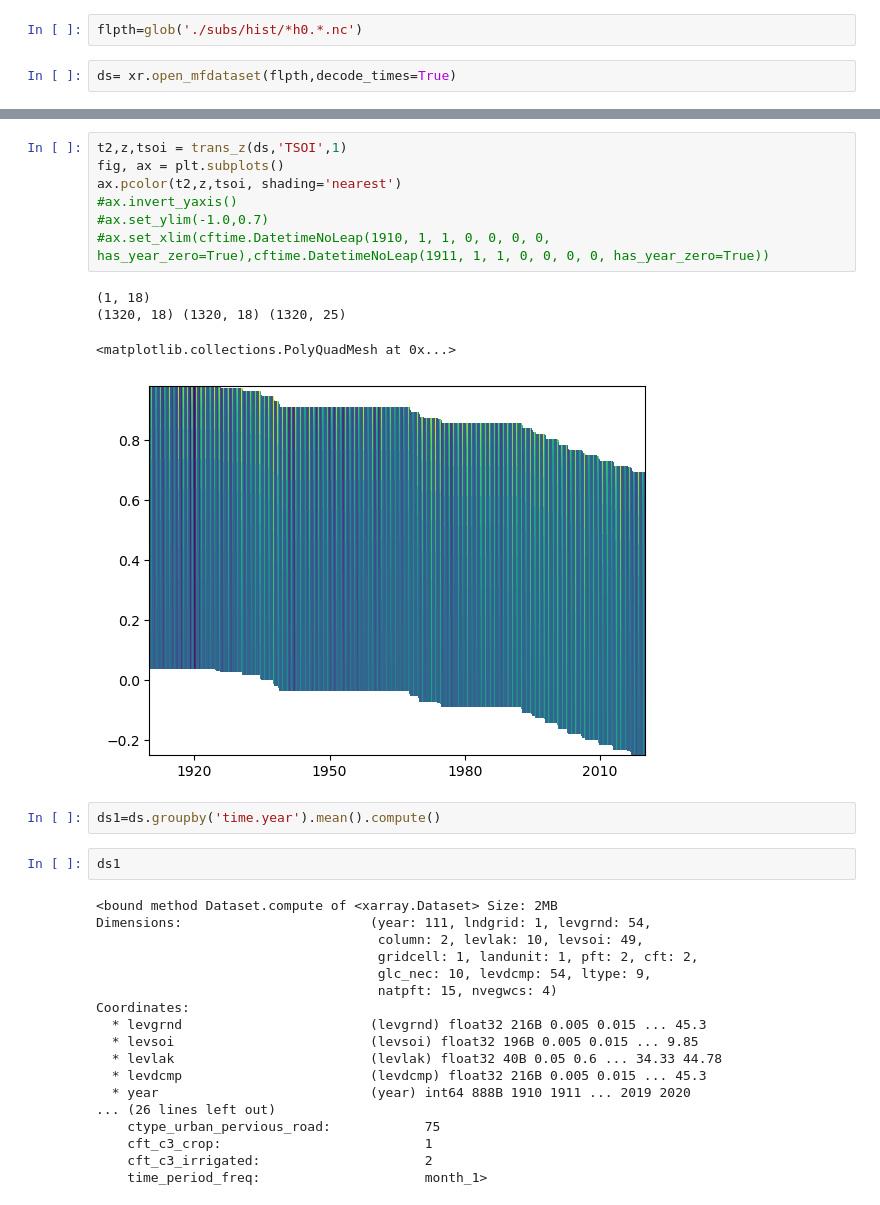
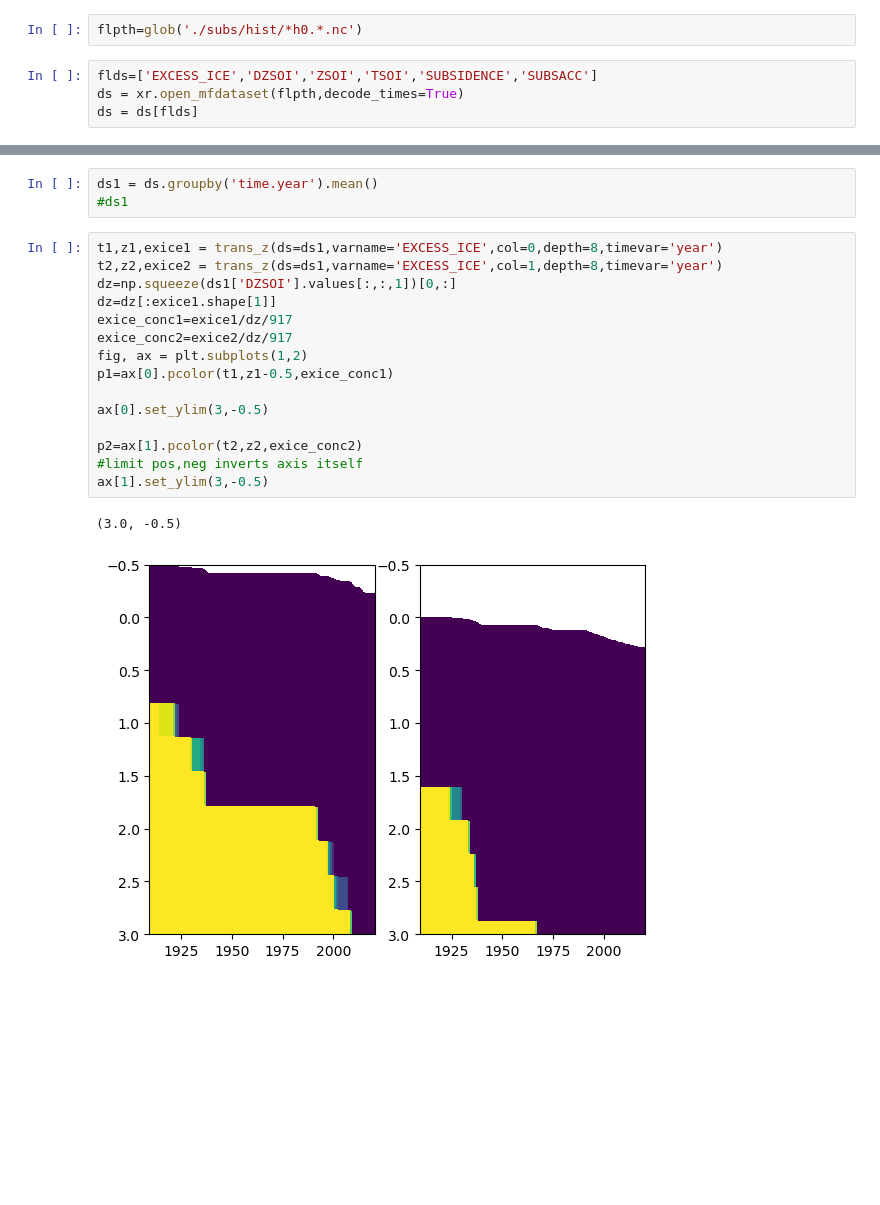
Before and after one commit to estherbe3/Scripts, a Jupyter notebook: plot-test.ipynb, the cells around one changed output, grey strips where cells are left out. Drawn from its saved outputs; the diff is of its cells as text; blank space fills up the shorter version.

```diff
--- a/plot-test.ipynb
+++ b/plot-test.ipynb
@@ -46,4 +51,6 @@ def trans_z(ds,varname,depth):
 # %%
 flpth=glob('./subs/hist/*h0.*.nc')
 # %%
-ds= xr.open_mfdataset(flpth,decode_times=True)
+flds=['EXCESS_ICE','DZSOI','ZSOI','TSOI','SUBSIDENCE','SUBSACC']
+ds = xr.open_mfdataset(flpth,decode_times=True)
+ds = ds[flds]
@@ -120,34 +57,21 @@ AttributeError: module 'numpy' has no attribute 'trnaspose'
-# %%
-t2,z,tsoi = trans_z(ds,'TSOI',1)
-fig, ax = plt.subplots()
-ax.pcolor(t2,z,tsoi, shading='nearest')
-#ax.invert_yaxis()
-#ax.set_ylim(-1.0,0.7)
-#ax.set_xlim(cftime.DatetimeNoLeap(1910, 1, 1, 0, 0, 0, 0, has_year_zero=True),cftime.DatetimeNoLeap(1911, 1, 1, 0, 0, 0, 0, has_year_zero=True))
-# %% [output]
-(1, 18)
-(1320, 18) (1320, 18) (1320, 25)
-<matplotlib.collections.PolyQuadMesh at 0x...>
-[figure, removed]
 # %%
-ds1=ds.groupby('time.year').mean().compute()
+ds1 = ds.groupby('time.year').mean()
+#ds1
-# %%
-ds1
-# %% [output]
-<bound method Dataset.compute of <xarray.Dataset> Size: 2MB
-Dimensions:                        (year: 111, lndgrid: 1, levgrnd: 54,
-                                    column: 2, levlak: 10, levsoi: 49,
-                                    gridcell: 1, landunit: 1, pft: 2, cft: 2,
-                                    glc_nec: 10, levdcmp: 54, ltype: 9,
-                                    natpft: 15, nvegwcs: 4)
-Coordinates:
-  * levgrnd                        (levgrnd) float32 216B 0.005 0.015 ... 45.3
-  * levsoi                         (levsoi) float32 196B 0.005 0.015 ... 9.85
-  * levlak                         (levlak) float32 40B 0.05 0.6 ... 34.33 44.78
-  * levdcmp                        (levdcmp) float32 216B 0.005 0.015 ... 45.3
-  * year                           (year) int64 888B 1910 1911 ... 2019 2020
-... (26 lines left out)
-    ctype_urban_pervious_road:            75
-    cft_c3_crop:                          1
-    cft_c3_irrigated:                     2
-    time_period_freq:                     month_1>
+# %%
+t1,z1,exice1 = trans_z(ds=ds1,varname='EXCESS_ICE',col=0,depth=8,timevar='year')
+t2,z2,exice2 = trans_z(ds=ds1,varname='EXCESS_ICE',col=1,depth=8,timevar='year')
+dz=np.squeeze(ds1['DZSOI'].values[:,:,1])[0,:]
+dz=dz[:exice1.shape[1]]
+exice_conc1=exice1/dz/917
+exice_conc2=exice2/dz/917
+fig, ax = plt.subplots(1,2)
+p1=ax[0].pcolor(t1,z1-0.5,exice_conc1)
+
+ax[0].set_ylim(3,-0.5)
+
+p2=ax[1].pcolor(t2,z2,exice_conc2)
+#limit pos,neg inverts axis itself
+ax[1].set_ylim(3,-0.5)
+# %% [output]
+(3.0, -0.5)
+[figure, added]
```
Also changed, not shown: parts of 10 cells of this notebook.
